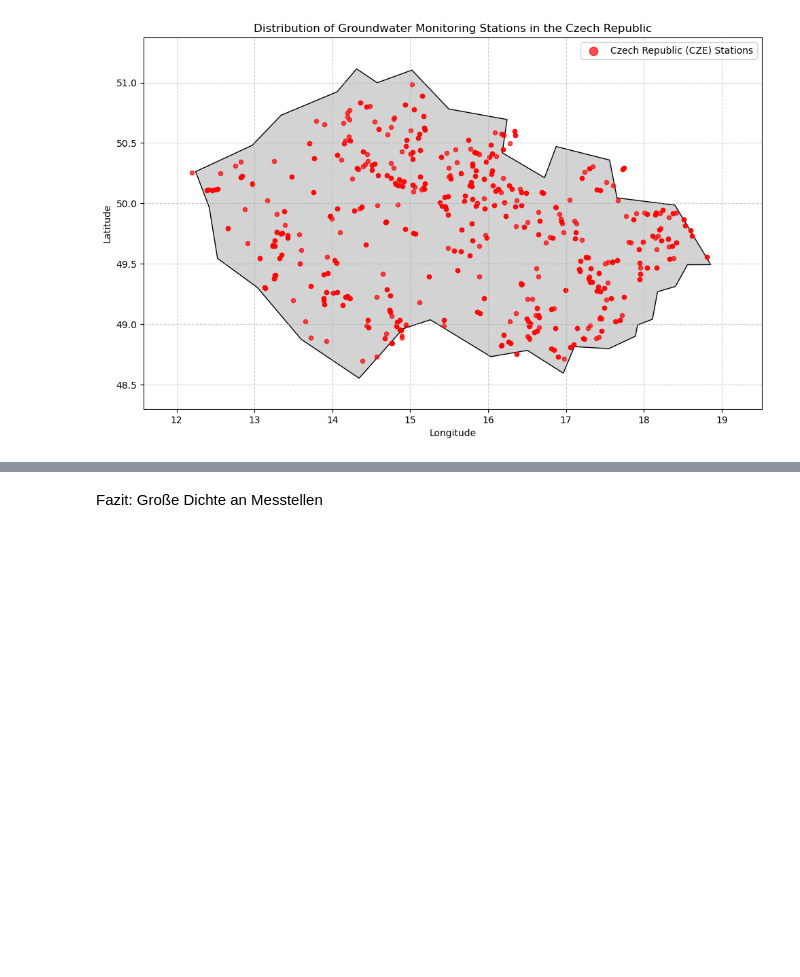
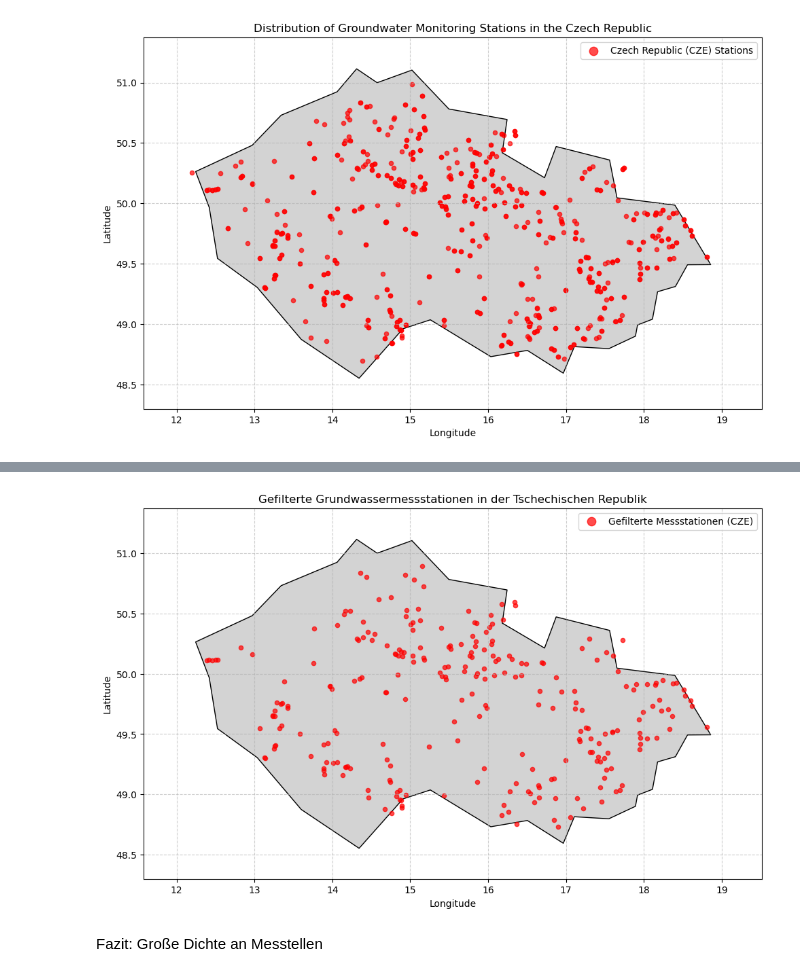
Before and after one commit to Tarikorgun/ML-Python, a Jupyter notebook: Plotsjy.ipynb, the cells around one changed output, grey strips where cells are left out. Cells and saved outputs as stored; diff of their text form; code cells hidden in the pictures; blank space fills up the shorter version.

```diff
--- a/Plotsjy.ipynb
+++ b/Plotsjy.ipynb
@@ -336,3 +336,101 @@ else:
 # %% [output]
 Number of monitoring stations in the Czech Republic (CZE): 669
 [figure]
+# %%
+import pandas as pd
+import matplotlib.pyplot as plt
+import seaborn as sns
+import matplotlib.ticker as mtick
+import numpy as np
+import geopandas
+from shapely.geometry import Point
+
+# Load CSV data
+df = pd.read_csv("grow_attributes.csv", delimiter=';', low_memory=False)
+
+# Extract starting and ending years for time-based analysis
+df['starting_year'] = pd.to_datetime(df['starting_date']).dt.year
+df['ending_year'] = pd.to_datetime(df['ending_date']).dt.year
+
+# Define filter criteria for later use
+df['over_30_years'] = df['length_years'] >= 30
+df['gap_free'] = df['gap_fraction'] == 0.0
+df['monthly'] = df['interval'] == 'MS'
+df['ends_2023_or_later'] = df['ending_year'] >= 2023
+
+#  path to world map shapefile
+world_map_filepath = r"C:\\Users\\tarik\\Desktop\\Maps"
+
+# Ensure ending_date is a datetime object in the DataFrame 'df'
+df["ending_date"] = pd.to_datetime(df["ending_date"])
+
+print("Libraries loaded and data initialized.")
+
+# Filter only the monitoring stations in Czech Republic with the desired criteria
+attr_filtered_df = df[
+    (df["country"] == "CZE") &
+    (df["length_years"] >= 30) &
+    (df["gap_fraction"] == 0.0) &
+    (df["ending_date"] >= pd.Timestamp("2023-12-01"))
+].copy()
+
+if attr_filtered_df.empty:
+    raise ValueError("No filtered monitoring stations found in Czech Republic (CZE).")
+
+print(f"Number of filtered monitoring stations in the Czech Republic: {len(attr_filtered_df)}")
+
+# Check if coordinates exist
+if {'latitude', 'longitude'}.issubset(attr_filtered_df.columns):
+    # Create GeoDataFrame
+    geometry = [Point(xy) for xy in zip(attr_filtered_df['longitude'], attr_filtered_df['latitude'])]
+    gdf_filtered = geopandas.GeoDataFrame(attr_filtered_df, geometry=geometry, crs="EPSG:4326")
+
+    # Try to load the background map
+    try:
+        world = geopandas.read_file(world_map_filepath)
+        cz_boundary = world[world['ADM0_A3'] == 'CZE']
+        if cz_boundary.empty:
+            print("Czech Republic boundary not found. Plotting without background.")
+            cz_boundary = None
+    except Exception as e:
+        print(f"Error loading map: {e}")
+        cz_boundary = None
+
+    # Plot
+    plt.figure(figsize=(10, 8))
+    ax = plt.gca()
+
+    if cz_boundary is not None:
+        cz_boundary.plot(ax=ax, color='lightgrey', edgecolor='black')
+
+    gdf_filtered.plot(
+        ax=ax,
+        marker='o',
+        color='red',
+        markersize=20,
+        alpha=0.7,
+        label='Gefilterte Messstationen (CZE)'
+    )
+
+    ax.set_title("Gefilterte Grundwassermessstationen in der Tschechischen Republik")
+    ax.set_xlabel("Longitude")
+    ax.set_ylabel("Latitude")
+
+    # Set map boundaries to country borders (with padding)
+    if cz_boundary is not None and not cz_boundary.empty:
+        minx, miny, maxx, maxy = cz_boundary.total_bounds
+        padding_x = (maxx - minx) * 0.1
+        padding_y = (maxy - miny) * 0.1
+        ax.set_xlim(minx - padding_x, maxx + padding_x)
+        ax.set_ylim(miny - padding_y, maxy + padding_y)
+    else:
+        ax.set_xlim(12.0, 19.0)
+        ax.set_ylim(48.5, 51.5)
+
+    ax.grid(True, linestyle='--', alpha=0.6)
+    ax.legend(markerscale=2)
+    plt.tight_layout()
+    plt.show()
+else:
+    print("Spalten 'latitude' und 'longitude' fehlen – keine Kartenanzeige möglich.")
+# %% [output]
@@ -339,3 +439,4 @@ Number of monitoring stations in the Czech Republic (CZE): 669
+[figure, added]
 # %% [markdown]
 Fazit: Große Dichte an Messtellen
 # %%
```
Also changed, not shown: parts of 1 cell of this notebook, 1 other file.
